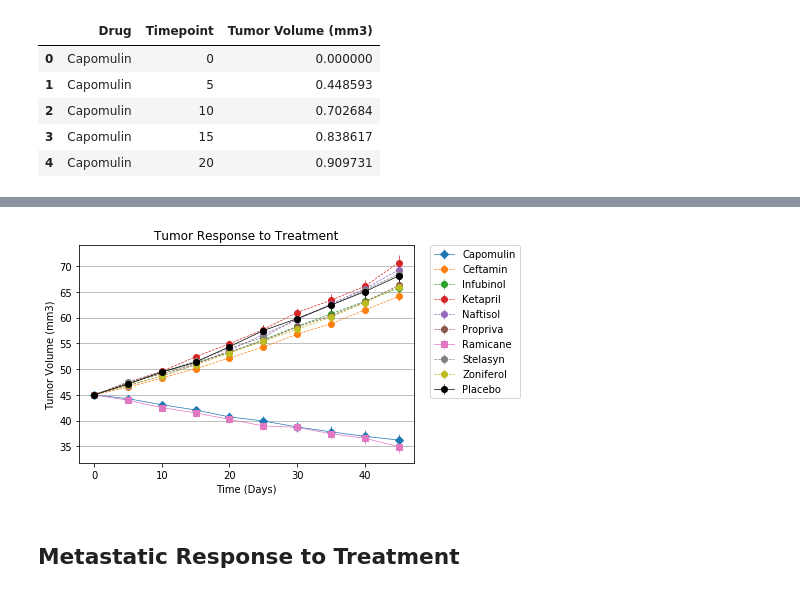
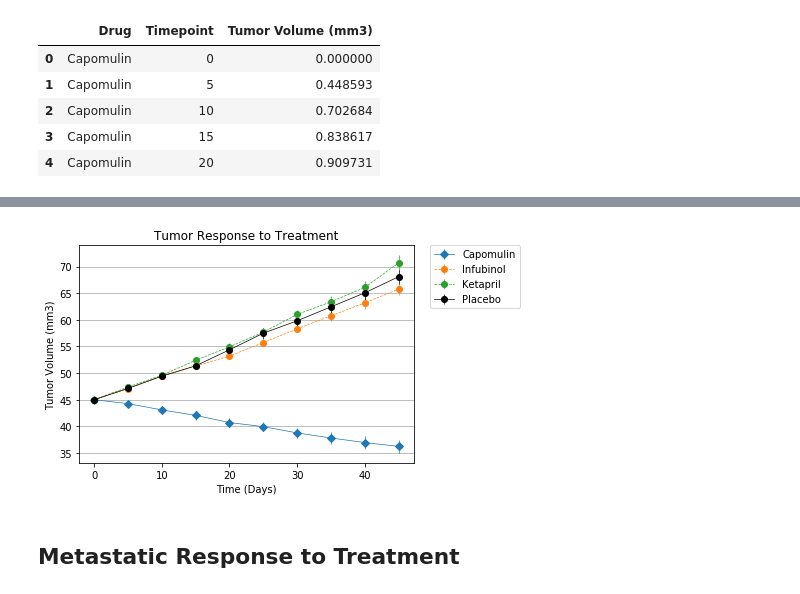
Before and after one commit to catherinegomes/matplotlib-challenge, a Jupyter notebook: Pymaceuticals/pymaceuticals_starter.ipynb, the cells around one changed output, grey strips where cells are left out. Drawn from its saved outputs; the diff is of its cells as text; code cells hidden in the pictures.

```diff
--- a/Pymaceuticals/pymaceuticals_starter.ipynb
+++ b/Pymaceuticals/pymaceuticals_starter.ipynb
@@ -105,28 +101,22 @@ by_drug
 # %%
 # Generate the Plot (with Error Bars)
 x = by_drug.index
 
 plt.errorbar(x, y='Capomulin', data = by_drug, yerr = cap_se, fmt = 'D', label = 'Capomulin', ls = '-', lw = .7)
-plt.errorbar(x, y='Ceftamin', data = by_drug, yerr = cef_se, fmt = 'o', label = 'Ceftamin', ls = '--', lw = .7)
 plt.errorbar(x, y='Infubinol', data = by_drug, yerr = inf_se, fmt = 'o', label = 'Infubinol', ls = '--', lw = .7)
 plt.errorbar(x, y='Ketapril', data = by_drug, yerr = ket_se, fmt = 'o', label = 'Ketapril', ls = '--', lw = .7)
-plt.errorbar(x, y='Naftisol', data = by_drug, yerr = naf_se, fmt = 'o', label = 'Naftisol', ls = '--', lw = .7)
-plt.errorbar(x, y='Propriva', data = by_drug, yerr = pro_se, fmt = 'o', label = 'Propriva', ls = '--', lw = .7)
-plt.errorbar(x, y='Ramicane', data = by_drug, yerr = ram_se, fmt = 's', label = 'Ramicane', ls = '-', lw = .7)
-plt.errorbar(x, y='Stelasyn', data = by_drug, yerr = ste_se, fmt = 'o', label = 'Stelasyn', ls = '--', lw = .7)
-plt.errorbar(x, y='Zoniferol', data = by_drug, yerr = zon_se, fmt = 'o', label = 'Zoniferol', ls = '--', lw = .7)
 plt.errorbar(x, y='Placebo', data = by_drug, yerr = pla_se, fmt = 'o', label = 'Placebo', ls = '-', lw = .7, color = '000000')
 
 plt.title('Tumor Response to Treatment')
 plt.xlabel('Time (Days)')
 plt.ylabel('Tumor Volume (mm3)')
 plt.grid(axis = 'y')
 plt.legend(bbox_to_anchor=(1.05, 1), loc='upper left', borderaxespad = 0.)
 
 # Save the Figure & Show the Figure
-plt.savefig('tumor_response_to_treatment.png')
+plt.savefig('F1_Tumor_Response_to_Treatment.png')
 # %% [output]
-[figure, old version]
+[figure, new version]
 # %% [markdown]
 ## Metastatic Response to Treatment
 # %%
```
Also changed, not shown: parts of 4 cells of this notebook, 9 other files.
